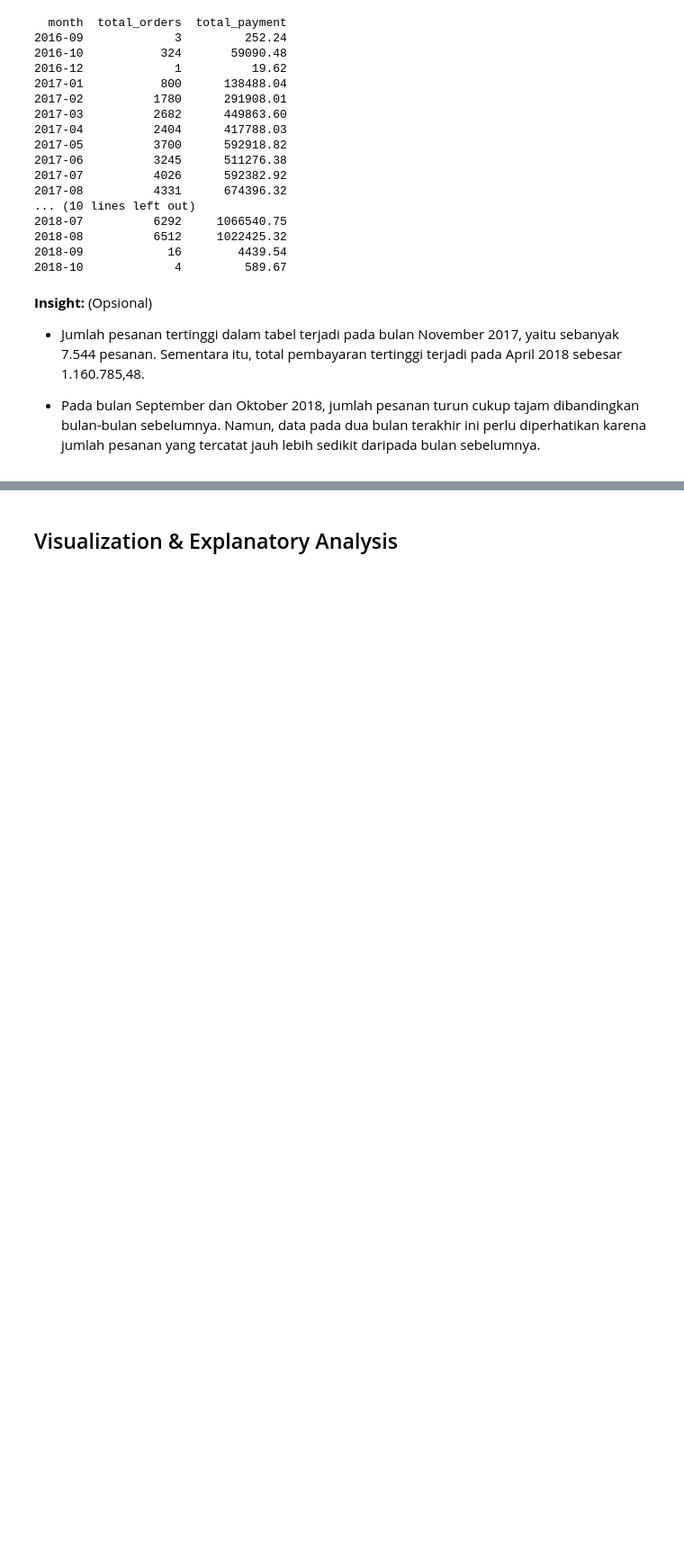
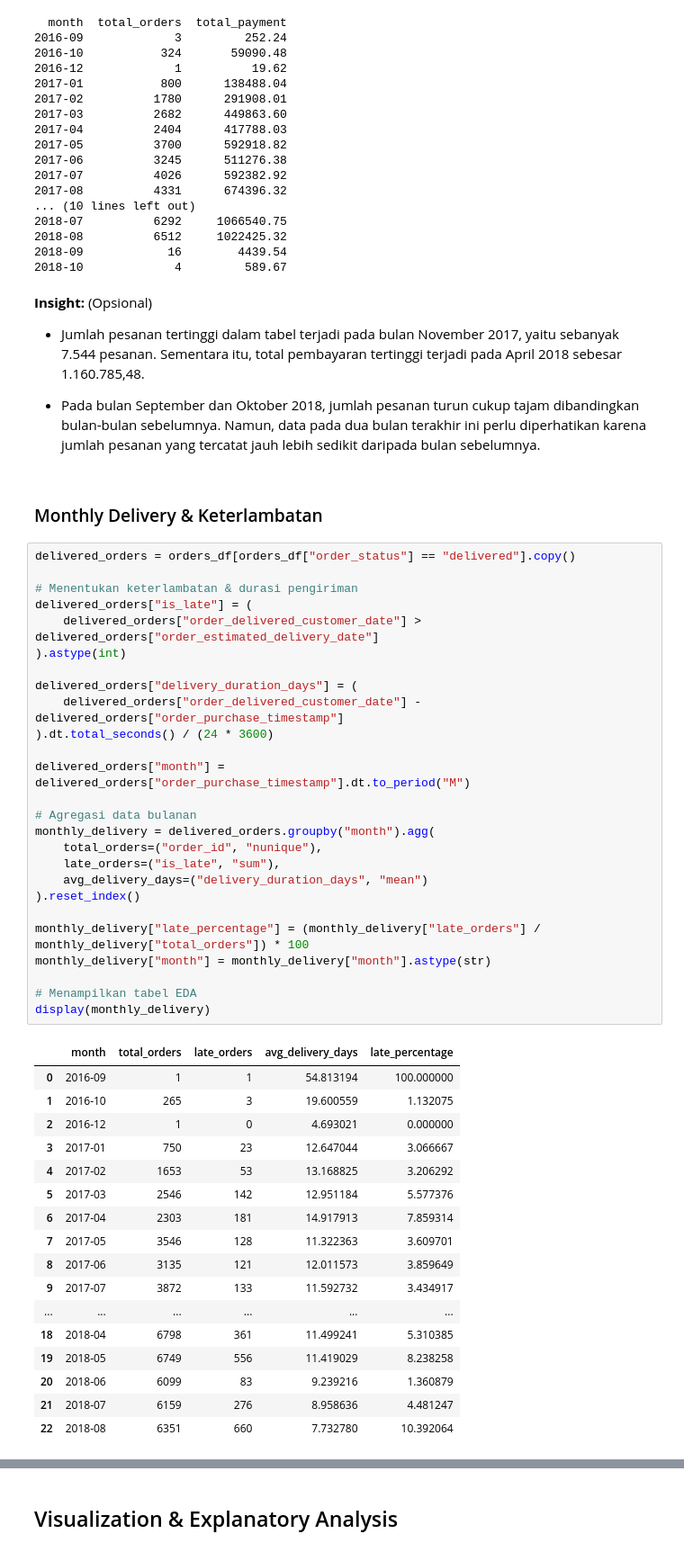
Before and after one commit to sfrhsn/ecommerce-dashboard-dicoding, a Jupyter notebook: notebook.ipynb, the cells around one changed output, grey strips where cells are left out. Shown at 90% size. Cells and saved outputs as stored; diff of their text form; blank space fills up the shorter version.

Commit message:
Final submission data analysis dan dashboard

```diff
--- a/notebook.ipynb
+++ b/notebook.ipynb
@@ -352,3 +328,49 @@ print(monthly_sales.to_string(index=False))
 - Jumlah pesanan tertinggi dalam tabel terjadi pada bulan November 2017, yaitu sebanyak 7.544 pesanan. Sementara itu, total pembayaran tertinggi terjadi pada April 2018 sebesar 1.160.785,48.
 
 - Pada bulan September dan Oktober 2018, jumlah pesanan turun cukup tajam dibandingkan bulan-bulan sebelumnya. Namun, data pada dua bulan terakhir ini perlu diperhatikan karena jumlah pesanan yang tercatat jauh lebih sedikit daripada bulan sebelumnya.
+# %% [markdown]
+### Monthly Delivery & Keterlambatan
+# %%
+delivered_orders = orders_df[orders_df["order_status"] == "delivered"].copy()
+
+# Menentukan keterlambatan & durasi pengiriman
+delivered_orders["is_late"] = (
+    delivered_orders["order_delivered_customer_date"] > delivered_orders["order_estimated_delivery_date"]
+).astype(int)
+
+delivered_orders["delivery_duration_days"] = (
+    delivered_orders["order_delivered_customer_date"] - delivered_orders["order_purchase_timestamp"]
+).dt.total_seconds() / (24 * 3600)
+
+delivered_orders["month"] = delivered_orders["order_purchase_timestamp"].dt.to_period("M")
+
+# Agregasi data bulanan
+monthly_delivery = delivered_orders.groupby("month").agg(
+    total_orders=("order_id", "nunique"),
+    late_orders=("is_late", "sum"),
+    avg_delivery_days=("delivery_duration_days", "mean")
+).reset_index()
+
+monthly_delivery["late_percentage"] = (monthly_delivery["late_orders"] / monthly_delivery["total_orders"]) * 100
+monthly_delivery["month"] = monthly_delivery["month"].astype(str)
+
+# Menampilkan tabel EDA
+display(monthly_delivery)
+# %% [output]
+|  | month | total_orders | late_orders | avg_delivery_days | late_percentage |
+| 0 | 2016-09 | 1 | 1 | 54.813194 | 100.000000 |
+| 1 | 2016-10 | 265 | 3 | 19.600559 | 1.132075 |
+| 2 | 2016-12 | 1 | 0 | 4.693021 | 0.000000 |
+| 3 | 2017-01 | 750 | 23 | 12.647044 | 3.066667 |
+| 4 | 2017-02 | 1653 | 53 | 13.168825 | 3.206292 |
+| 5 | 2017-03 | 2546 | 142 | 12.951184 | 5.577376 |
+| 6 | 2017-04 | 2303 | 181 | 14.917913 | 7.859314 |
+| 7 | 2017-05 | 3546 | 128 | 11.322363 | 3.609701 |
+| 8 | 2017-06 | 3135 | 121 | 12.011573 | 3.859649 |
+| 9 | 2017-07 | 3872 | 133 | 11.592732 | 3.434917 |
+| ... | ... | ... | ... | ... | ... |
+| 18 | 2018-04 | 6798 | 361 | 11.499241 | 5.310385 |
+| 19 | 2018-05 | 6749 | 556 | 11.419029 | 8.238258 |
+| 20 | 2018-06 | 6099 | 83 | 9.239216 | 1.360879 |
+| 21 | 2018-07 | 6159 | 276 | 8.958636 | 4.481247 |
+| 22 | 2018-08 | 6351 | 660 | 7.732780 | 10.392064 |
```
Also changed, not shown: parts of 17 cells of this notebook, 4 other files.
